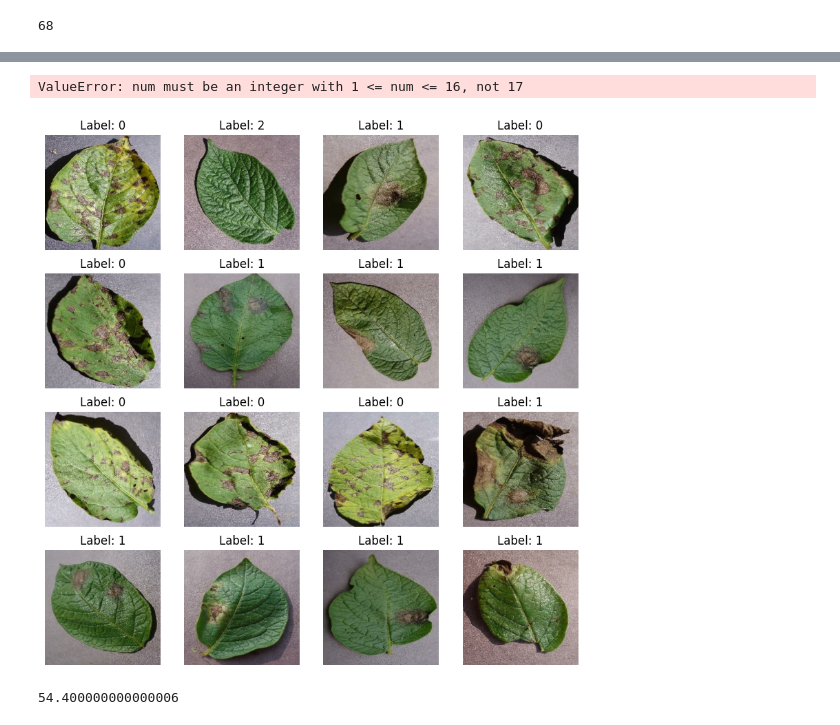
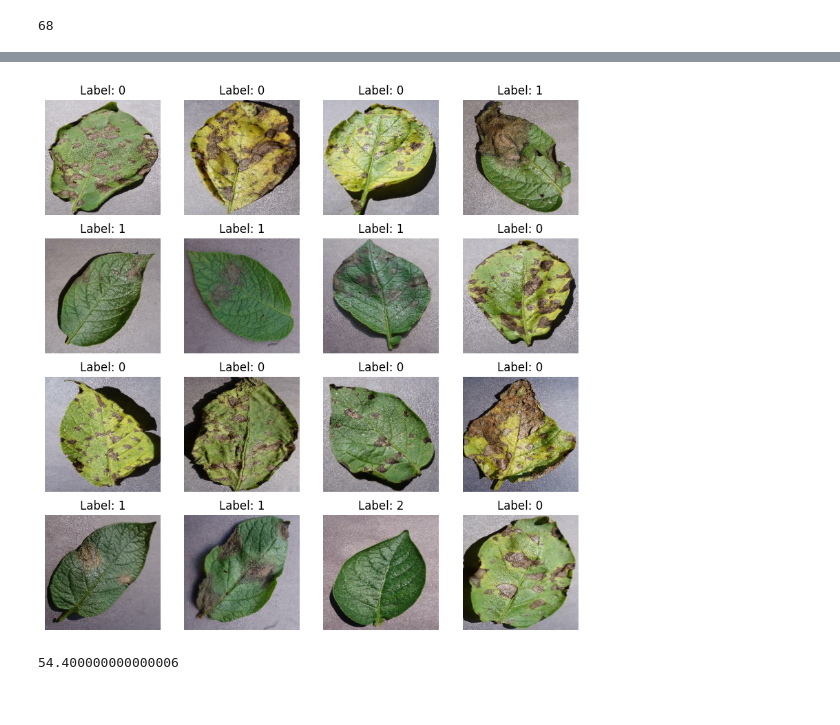
Before and after one commit to charang2003/potato-disease-classification, a Jupyter notebook: main.ipynb, the cells around one changed output, grey strips where cells are left out. Cells and saved outputs as stored; diff of their text form; code cells hidden in the pictures.

```diff
--- a/main.ipynb
+++ b/main.ipynb
@@ -50,15 +67,17 @@ tf.Tensor(
 # %%
+import matplotlib.pyplot as plt
+
 for image_batch, label_batch in dataset.take(1):
     plt.figure(figsize=(10, 10))
-    for i in range(len(image_batch)):
+    num_images = min(len(image_batch), 16)  # Display at most 16 images
+    for i in range(num_images):
         ax = plt.subplot(4, 4, i + 1)
         plt.imshow(image_batch[i].numpy().astype("uint8"))
         plt.title(f"Label: {label_batch[i]}")
         plt.axis("off")
-plt.show()
+    plt.show()
 # %% [output]
-ValueError: num must be an integer with 1 <= num <= 16, not 17
-[figure, old version]
+[figure, new version]
 # %%
 train_size = 0.8
 len(dataset)*train_size
```
Also changed, not shown: parts of 3 cells of this notebook.
